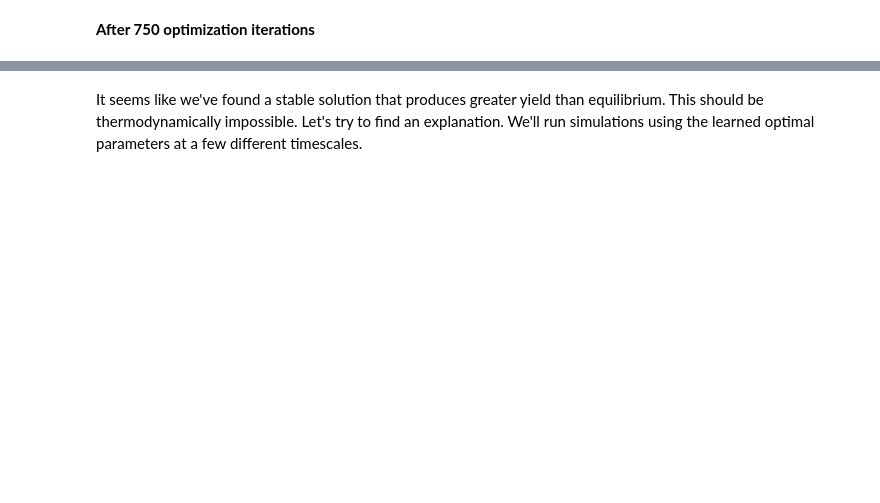
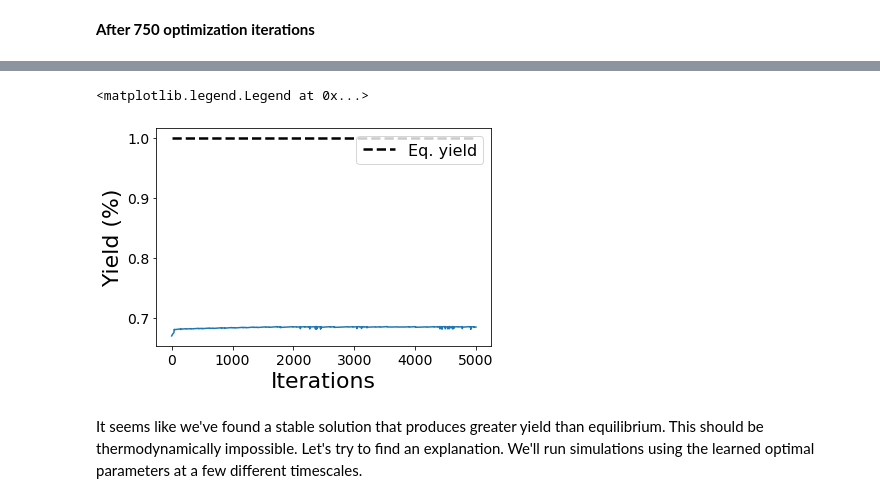
Before and after one commit to mjohn218/multi_assembly, a Jupyter notebook: steric_free_simulator/results/trimer_maximization_new.ipynb, the cells around one changed output, grey strips where cells are left out. Saved outputs shown, nothing was run; the diff lists cells and outputs as text; code cells hidden in the pictures; blank space fills up the shorter version.

Commit message:
Modified jupy notebook for trimer_optimisation

```diff
--- a/steric_free_simulator/results/trimer_maximization_new.ipynb
+++ b/steric_free_simulator/results/trimer_maximization_new.ipynb
@@ -57,7 +96,9 @@ print(uid_dict)
 #Changing Initial Conditions
 import networkx as nx
 #Changin k_on
-new_kon = [1000.0,1000.0,1000.0,1000.0,1000.0,1000.0]*np.array([1e0])  #Poor yield Simruntime = 1sec
+new_kon = [1.0,1.0,1.0,1.0,1.0,1.0]*np.array([1e0])  #Poor yield Simruntime = 1sec
+# new_kon = [ 0.1411,  0.1917,  0.1205, 42.6304, 42.7995, 42.6389]*np.array([1e0])
+# new_kon = [0.4052, 0.4145, 0.4049, 5.0401, 5.9947, 5.9940]
 
 update_kon_dict = {}
 for edge in rn.network.edges:
@@ -68,6 +109,7 @@ nx.set_edge_attributes(rn.network,update_kon_dict,'k_on')
 
 # for edge in rn.network.edges:
 #     print(rn.network.get_edge_data(edge[0],edge[1]))
-vec_rn = VectorizedRxnNet(rn, dev='cpu')
+# vec_rn = VectorizedRxnNet(rn, dev='cpu',rxn_coupling=True,rx_cid={3:[1],4:[0],5:[2]})
+vec_rn = VectorizedRxnNet(rn, dev='cpu',assoc_is_param=False,dissoc_is_param=True)
 print(vec_rn.kon)
 # %% [output]
@@ -346,10 +392,10 @@ if solution !=None:
 # %%
 vec_rn.reset(reset_params=True)
 optim = Optimizer(reaction_network=vec_rn,
-                  sim_runtime=1,
-                  optim_iterations=10000,
-                  learning_rate=1,
-                  device='cpu',method='RMSprop')
+                  sim_runtime=1.0,
+                  optim_iterations=5000,
+                  learning_rate=new_kon[0]/1e15,
+                  device='cpu',method="RMSprop")
 optim.rn.update_reaction_net(rn)
 optim.optimize()
 # %% [output]
@@ -611,3 +728,16 @@ optim.plot_yield()
+# %%
+import matplotlib.pyplot as plt
+fig,ax = plt.subplots()
+ax.plot(optim.yield_per_iter)
+f_dict = {'fontsize':22}
+ax.set_ylabel("Yield (%)",fontdict=f_dict)
+ax.set_xlabel("Iterations",fontdict=f_dict)
+plt.tick_params(axis='both',labelsize=14.0)
+ax.hlines(y=0.999,xmin=0,xmax=5000,linewidth=2.5,linestyle='dashed',label='Eq. yield')
+ax.legend(fontsize=16)
+# %% [output]
+<matplotlib.legend.Legend at 0x...>
+[figure, added]
 # %% [markdown]
 It seems like we've found a stable solution that produces greater yield than equilibrium. This should be thermodynamically
 impossible. Let's try to find an explanation. We'll run simulations using the learned optimal parameters at a few different
```
Also changed, not shown: parts of 23 cells of this notebook, 1 other file.
